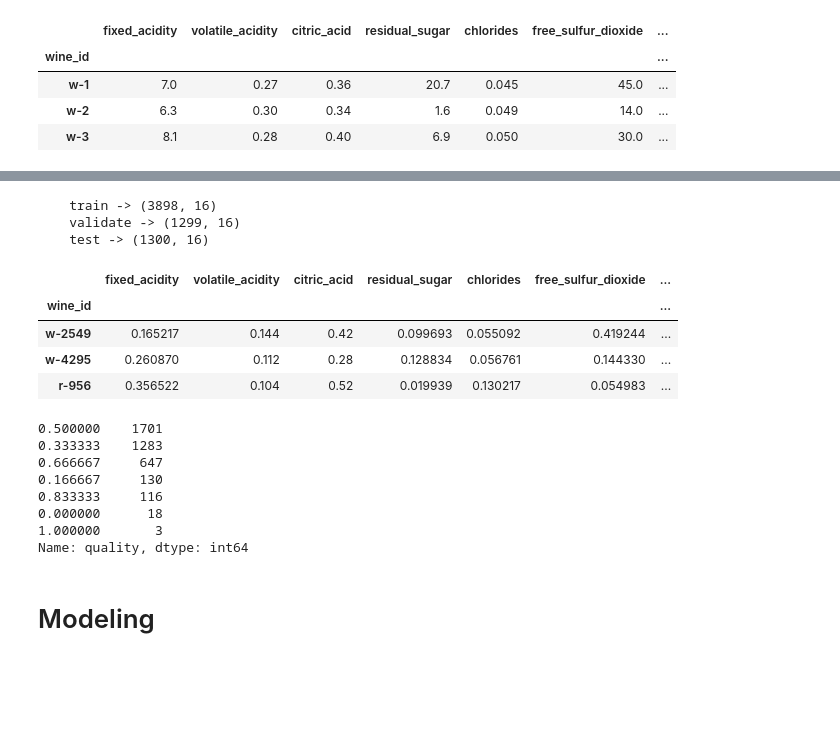
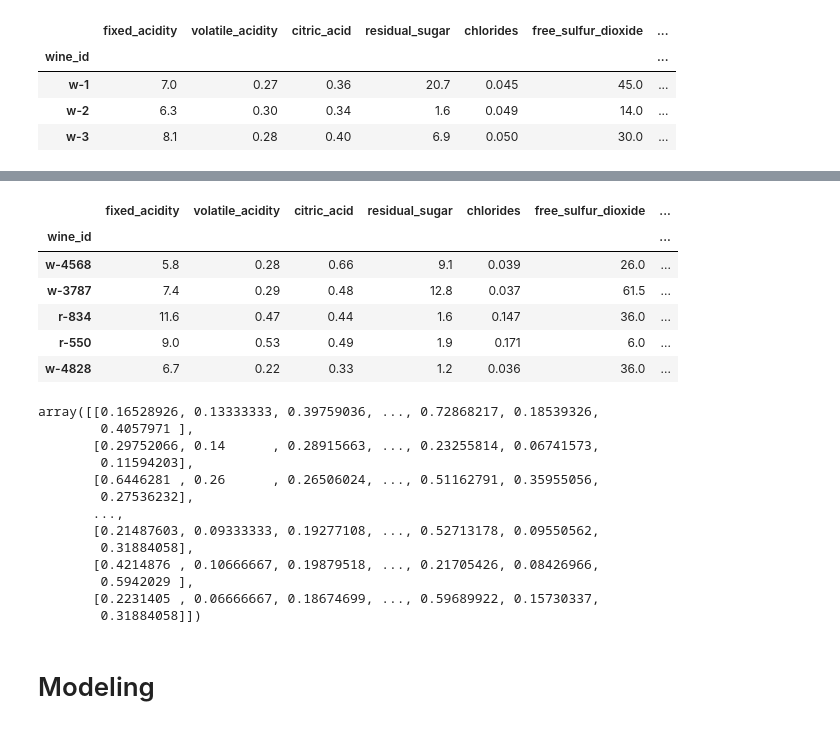
Before and after one commit to Segura-Jorge/wine_ing, a Jupyter notebook: jorge/model.ipynb, the cells around one changed output, grey strips where cells are left out. Drawn from its saved outputs; the diff is of its cells as text; code cells hidden in the pictures; blank space fills up the shorter version.

Commit message:
wine files

```diff
--- a/jorge/model.ipynb
+++ b/jorge/model.ipynb
@@ -66,25 +51,0 @@ train_prepped.head()
-# %%
-train_scaled, validate_scaled, test_scaled = e.preprocess_wine(df)
-# %% [output]
-    train -> (3898, 16)
-    validate -> (1299, 16)
-    test -> (1300, 16)
-# %%
-train_scaled.head(3)
-# %% [output]
-|  | fixed_acidity | volatile_acidity | citric_acid | residual_sugar | chlorides | free_sulfur_dioxide | ... |
-| wine_id |  |  |  |  |  |  | ... |
-| w-2549 | 0.165217 | 0.144 | 0.42 | 0.099693 | 0.055092 | 0.419244 | ... |
-| w-4295 | 0.260870 | 0.112 | 0.28 | 0.128834 | 0.056761 | 0.144330 | ... |
-| r-956 | 0.356522 | 0.104 | 0.52 | 0.019939 | 0.130217 | 0.054983 | ... |
-# %%
-train_scaled.quality.value_counts()
-# %% [output]
-0.500000    1701
-0.333333    1283
-0.666667     647
-0.166667     130
-0.833333     116
-0.000000      18
-1.000000       3
-Name: quality, dtype: int64
@@ -91 +55,11 @@ Name: quality, dtype: int64
+# %%
+train.head()
+# %% [output]
+|  | fixed_acidity | volatile_acidity | citric_acid | residual_sugar | chlorides | free_sulfur_dioxide | ... |
+| wine_id |  |  |  |  |  |  | ... |
+| w-4568 | 5.8 | 0.28 | 0.66 | 9.1 | 0.039 | 26.0 | ... |
+| w-3787 | 7.4 | 0.29 | 0.48 | 12.8 | 0.037 | 61.5 | ... |
+| r-834 | 11.6 | 0.47 | 0.44 | 1.6 | 0.147 | 36.0 | ... |
+| r-550 | 9.0 | 0.53 | 0.49 | 1.9 | 0.171 | 6.0 | ... |
+| w-4828 | 6.7 | 0.22 | 0.33 | 1.2 | 0.036 | 36.0 | ... |
 # %%
@@ -95,3 +81,19 @@ X_test, y_test = test_prepped.drop(columns=['quality']), test_prepped['quality']
+# %%
+X_train_scaled
+# %% [output]
+array([[0.16528926, 0.13333333, 0.39759036, ..., 0.72868217, 0.18539326,
+        0.4057971 ],
+       [0.29752066, 0.14      , 0.28915663, ..., 0.23255814, 0.06741573,
+        0.11594203],
+       [0.6446281 , 0.26      , 0.26506024, ..., 0.51162791, 0.35955056,
+        0.27536232],
+       ...,
+       [0.21487603, 0.09333333, 0.19277108, ..., 0.52713178, 0.09550562,
+        0.31884058],
+       [0.4214876 , 0.10666667, 0.19879518, ..., 0.21705426, 0.08426966,
+        0.5942029 ],
+       [0.2231405 , 0.06666667, 0.18674699, ..., 0.59689922, 0.15730337,
+        0.31884058]])
 # %% [markdown]
 # Modeling
 # %%
```
Also changed, not shown: parts of 33 cells of this notebook, 1 other file.
